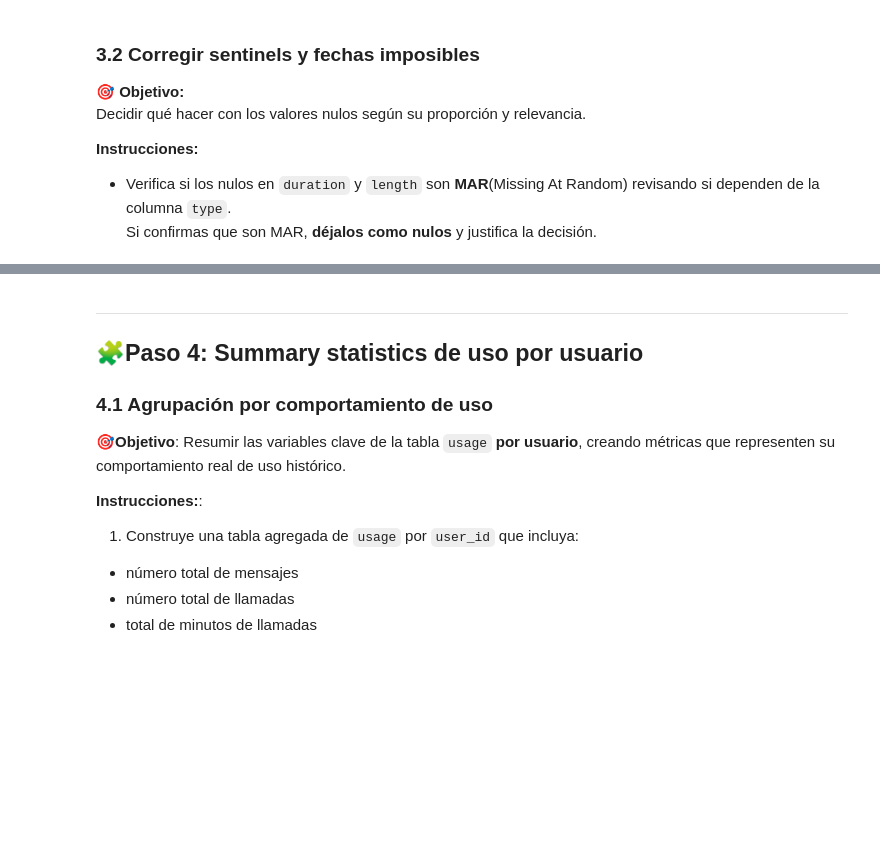
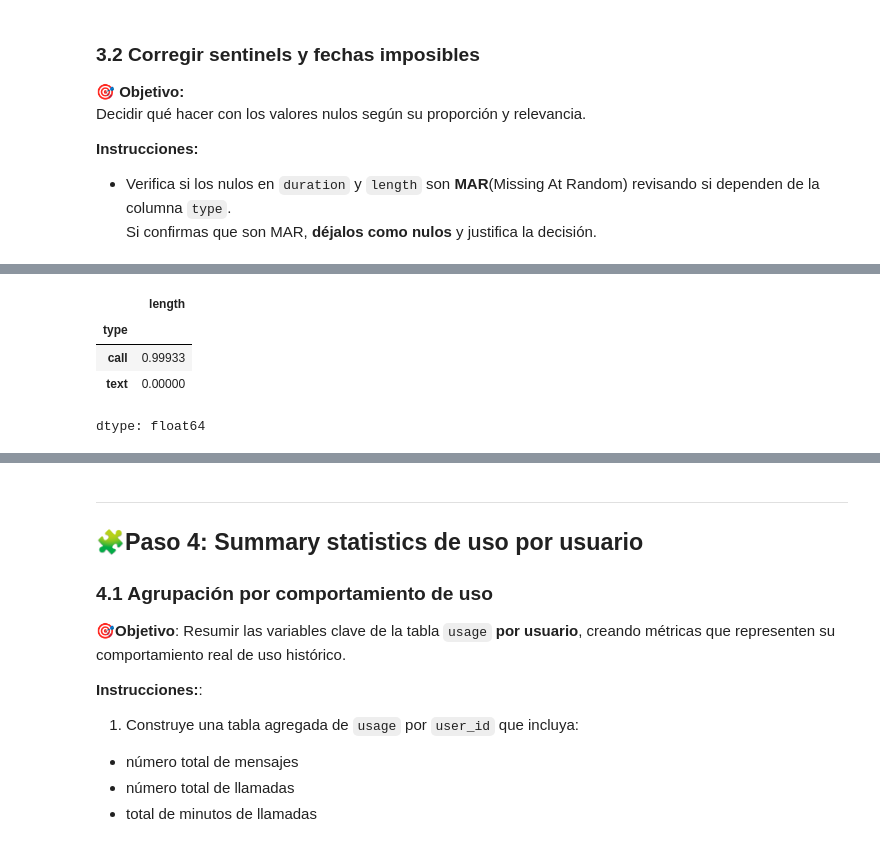
Before and after one commit to FithoGerardo/Analysis-of-a-telecommunications-company, a Jupyter notebook: Fitho_S7 Version-Estudiante-Project-ConnectaTel.ipynb, the cells around one changed output, grey strips where cells are left out. Cells and saved outputs as stored; diff of their text form; code cells hidden in the pictures; blank space fills up the shorter version.

```diff
--- a/Fitho_S7 Version-Estudiante-Project-ConnectaTel.ipynb
+++ b/Fitho_S7 Version-Estudiante-Project-ConnectaTel.ipynb
@@ -696,3 +705,10 @@ Decidir qué hacer con los valores nulos según su proporción y relevancia.
 # %%
 # Verificación MAR en usage (Missing At Random) para length
+usge['length'].isna().groupby(usge['type']).mean().sort_values(ascending = False)
+# %% [output]
+|  | length |
+| type |  |
+| call | 0.99933 |
+| text | 0.00000 |
+dtype: float64
 # %% [markdown]
```
Also changed, not shown: parts of 3 cells of this notebook.
